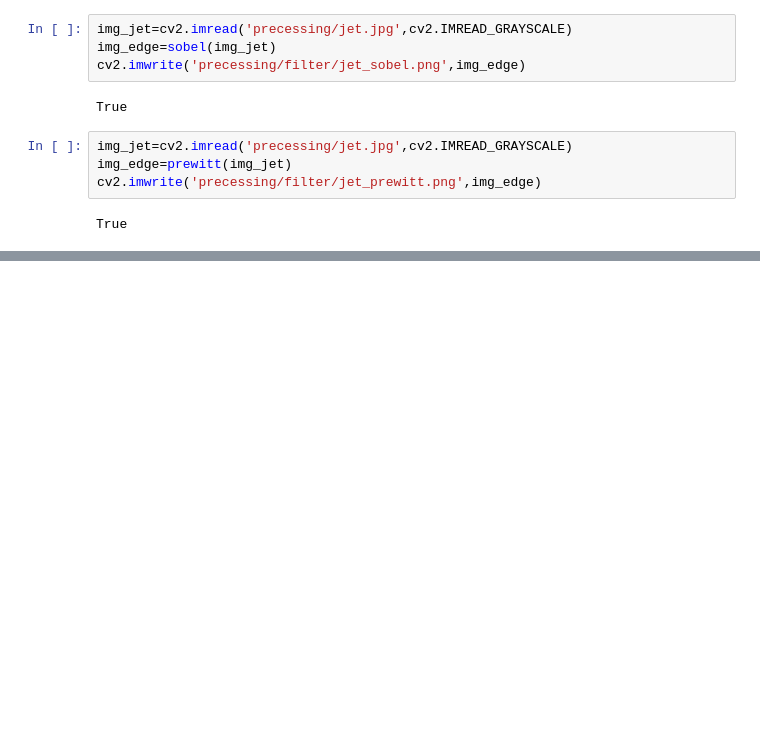
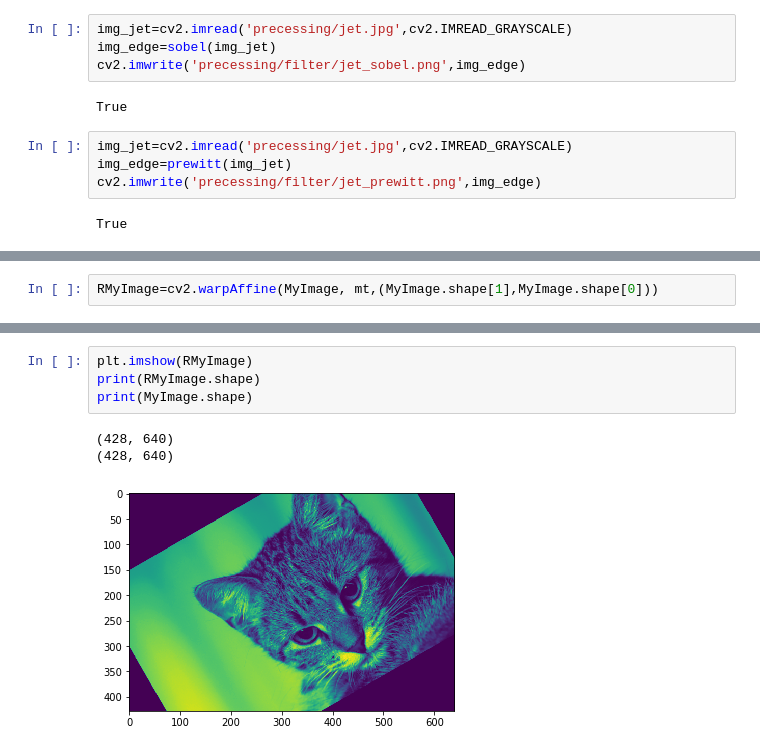
Before and after one commit to mckjzhangxk/deepAI, a Jupyter notebook: daily/8/mysite/ImageProcess.ipynb, the cells around one changed output, grey strips where cells are left out. Cells and saved outputs as stored; diff of their text form; blank space fills up the shorter version.

```diff
--- a/daily/8/mysite/ImageProcess.ipynb
+++ b/daily/8/mysite/ImageProcess.ipynb
@@ -306,0 +316,2 @@ True
+# %%
+RMyImage=cv2.warpAffine(MyImage, mt,(MyImage.shape[1],MyImage.shape[0]))
@@ -306,0 +323,8 @@ True
+# %%
+plt.imshow(RMyImage)
+print(RMyImage.shape)
+print(MyImage.shape)
+# %% [output]
+(428, 640)
+(428, 640)
+[figure, added]
```
Also changed, not shown: parts of 3 cells of this notebook, 1 other file.
